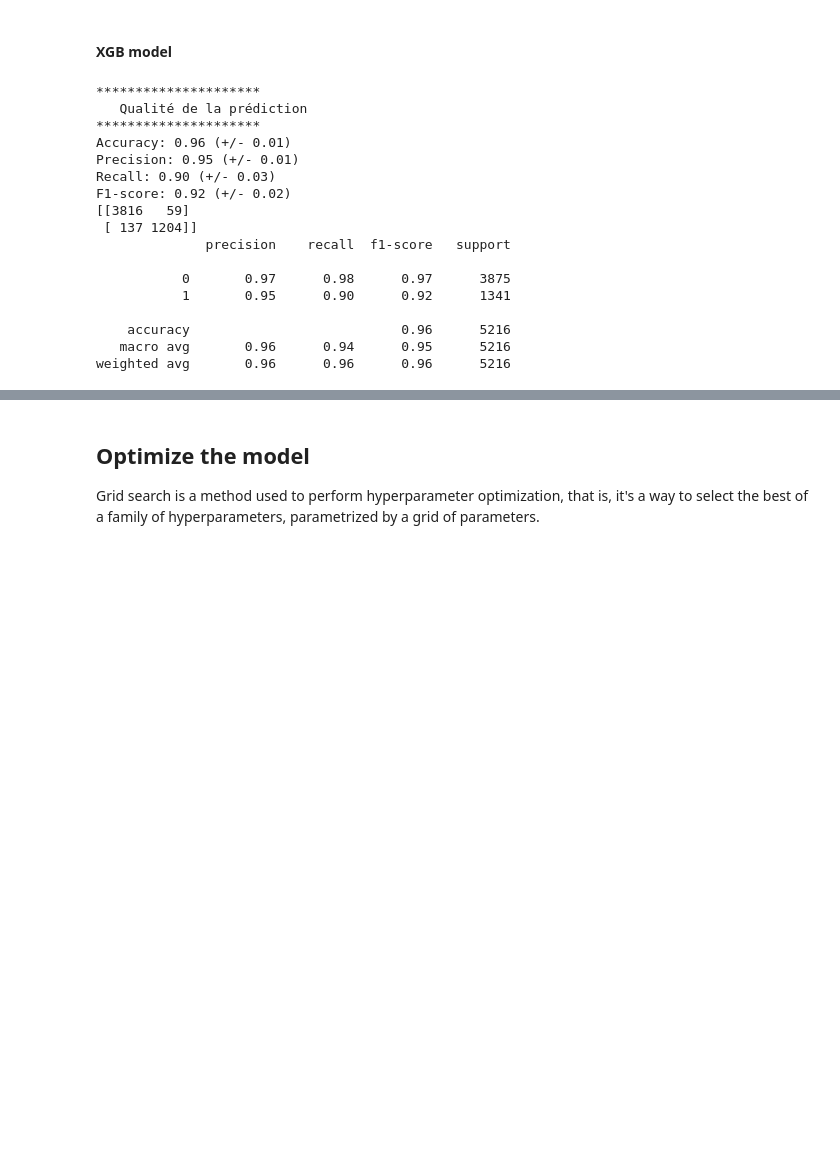
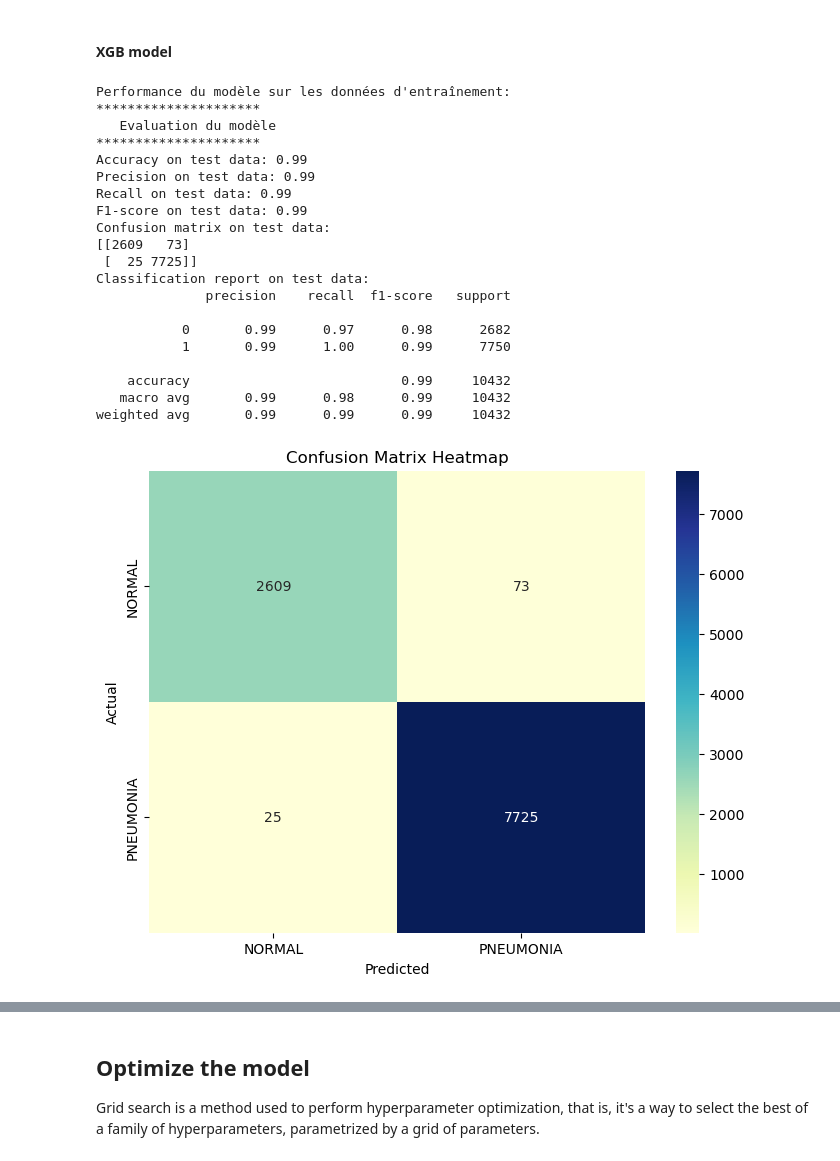
Before and after one commit to MelvinCERBA/RadiographyPneumoniaDetection, a Jupyter notebook: notebooks/sklearn.ipynb, the cells around one changed output, grey strips where cells are left out. Cells and saved outputs as stored; diff of their text form; code cells hidden in the pictures; blank space fills up the shorter version.

Commit message:
xgb model grid search

```diff
--- a/notebooks/sklearn.ipynb
+++ b/notebooks/sklearn.ipynb
@@ -379,26 +382,56 @@ weighted avg       0.80      0.75      0.71       640
 # %% [markdown]
 #### XGB model
-# %%
-from xgboost import XGBClassifier
-
-xgb_classifier = XGBClassifier(random_state=0, eval_metric='mlogloss')
-xgb_classifier.fit(X_train, y_train)
-qualityModelPrediction(model=xgb_classifier,X=X_train,y=y_train)
-# %% [output]
-*********************
-   Qualité de la prédiction
-*********************
-Accuracy: 0.96 (+/- 0.01)
-Precision: 0.95 (+/- 0.01)
-Recall: 0.90 (+/- 0.03)
-F1-score: 0.92 (+/- 0.02)
-[[3816   59]
- [ 137 1204]]
-              precision    recall  f1-score   support
-
-           0       0.97      0.98      0.97      3875
-           1       0.95      0.90      0.92      1341
-
-    accuracy                           0.96      5216
-   macro avg       0.96      0.94      0.95      5216
-weighted avg       0.96      0.96      0.96      5216
+# %%
+from sklearn.model_selection import GridSearchCV
+from xgboost import XGBClassifier
+
+# Définir les hyperparamètres possibles
+param_grid = {
+    'max_depth': [3, 5],
+    'learning_rate': [0.1, 0.01],
+    'n_estimators': [50, 100],
+    'subsample': [0.5, 0.75],
+    'colsample_bytree': [0.5, 0.75]
+}
+
+# Créer un objet GridSearchCV avec votre modèle et la grille de paramètres
+grid_search = GridSearchCV(XGBClassifier(random_state=0, eval_metric='mlogloss'), param_grid, cv=5, n_jobs=-1)
+
+# Exécuter la recherche par grille sur les données d'entraînement
+grid_search.fit(X_train, y_train)
+
+# Obtenir les paramètres optimaux
+best_params = grid_search.best_params_
+
+# Entraîner le modèle avec les paramètres optimaux
+xgb_classifier = XGBClassifier(**best_params, random_state=0, eval_metric='mlogloss')
+xgb_classifier.fit(X_train, y_train)
+
+# Évaluer le modèle sur les données d'entraînement et de test
+print('Performance du modèle sur les données d\'entraînement:')
+evaluateModel(model=xgb_classifier, X_test=X_train, y_test=y_train)
+
+print('Performance du modèle sur les données de test:')
+evaluateModel(model=xgb_classifier, X_test=X_test, y_test=y_test)
+# %% [output]
+Performance du modèle sur les données d'entraînement:
+*********************
+   Evaluation du modèle
+*********************
+Accuracy on test data: 0.99
+Precision on test data: 0.99
+Recall on test data: 0.99
+F1-score on test data: 0.99
+Confusion matrix on test data:
+[[2609   73]
+ [  25 7725]]
+Classification report on test data:
+              precision    recall  f1-score   support
+
+           0       0.99      0.97      0.98      2682
+           1       0.99      1.00      0.99      7750
+
+    accuracy                           0.99     10432
+   macro avg       0.99      0.98      0.99     10432
+weighted avg       0.99      0.99      0.99     10432
+[figure, added]
```
Also changed, not shown: parts of 8 cells of this notebook.
